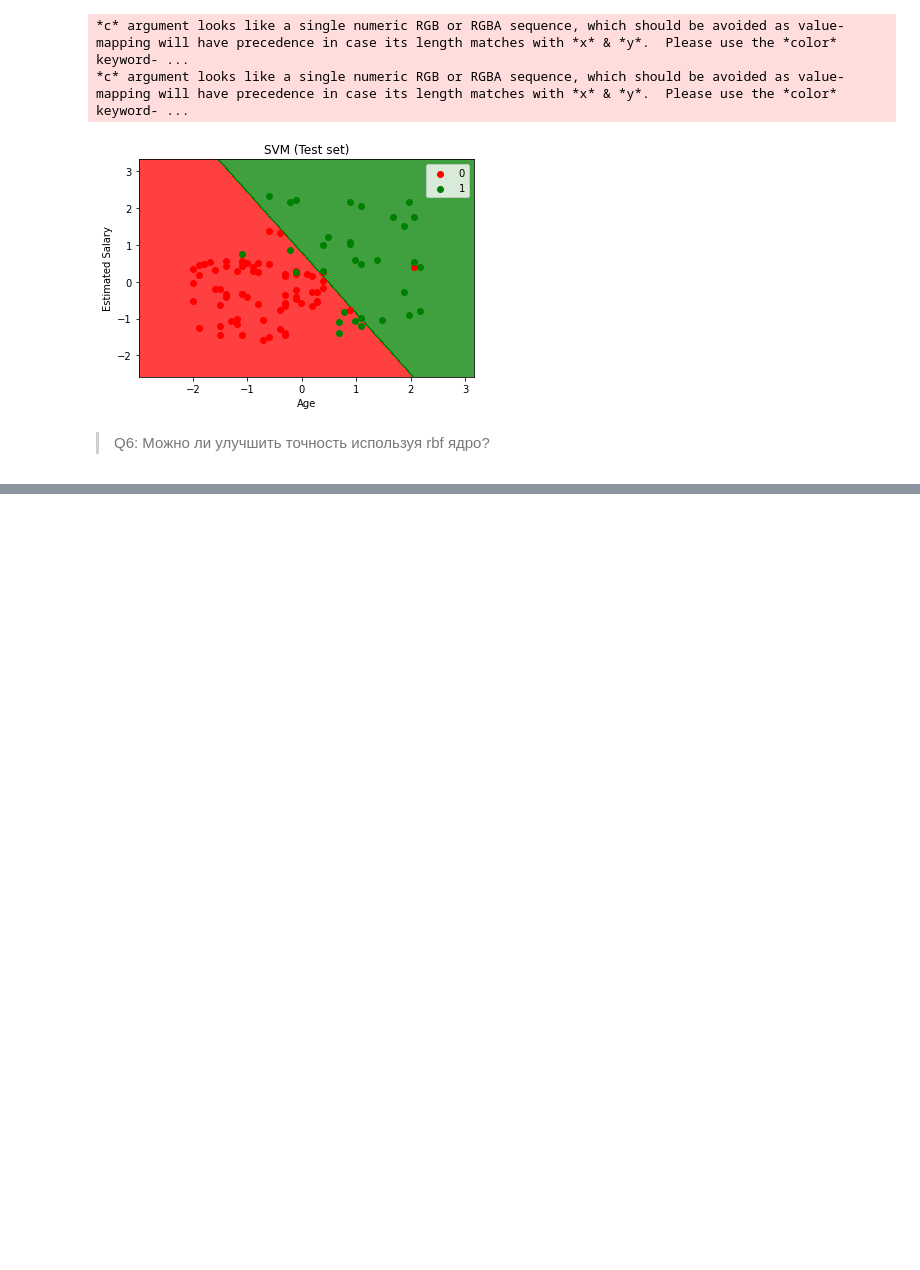
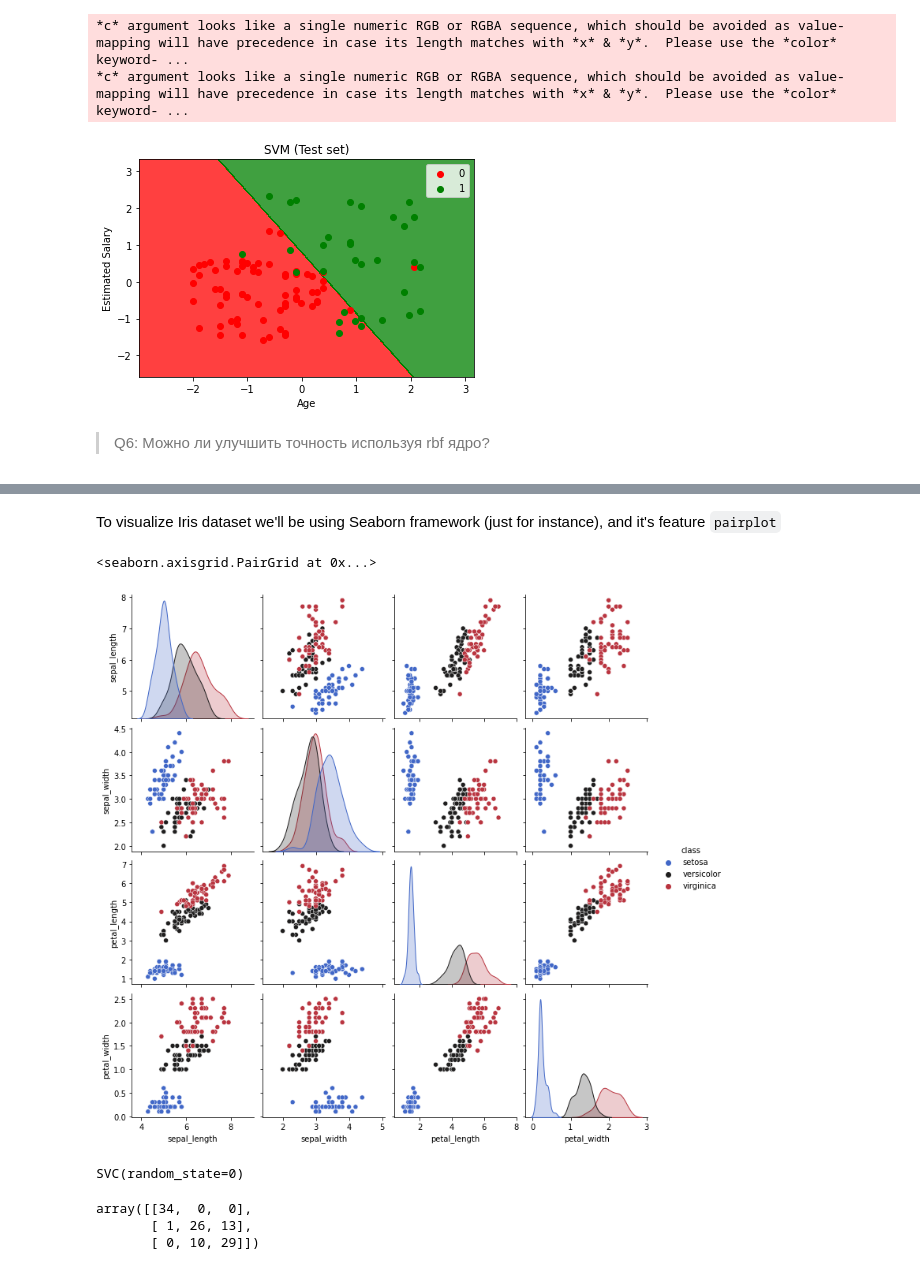
Before and after one commit to spbcoding/ml-aws-course, a Jupyter notebook: lab04-logistic-regression-svm.ipynb, the cells around one changed output, grey strips where cells are left out. Saved outputs shown, nothing was run; the diff lists cells and outputs as text; code cells hidden in the pictures; blank space fills up the shorter version.

````diff
--- a/lab04-logistic-regression-svm.ipynb
+++ b/lab04-logistic-regression-svm.ipynb
@@ -234,0 +260,2 @@ plt.show()
+# %%
+iris = datasets.load_iris()
@@ -234,0 +326,7 @@ plt.show()
+# %%
+# create a pandas dataframe based on the iris' data,
+# note: we're adding target column separately, cause it is not in the data object
+
+df = pd.DataFrame(iris.data, columns = ['sepal_length', 'sepal_width', 'petal_length', 'petal_width'])
+#df['target'] = iris.target
+df['class'] = iris.target_names[iris.target]
@@ -234,0 +342,11 @@ plt.show()
+# %% [markdown]
+To visualize Iris dataset we'll be using Seaborn framework (just for instance), and it's feature ```pairplot```
+# %%
+sns.pairplot(data = df, hue = 'class', palette = 'icefire')
+#sns.pairplot(data = df, hue = 'class', diag_kind = 'hist')
+#sns.pairplot(data = df, hue = 'class', kind = 'kde')
+
+# for the full list see https://seaborn.pydata.org/generated/seaborn.pairplot.html
+# %% [output]
+<seaborn.axisgrid.PairGrid at 0x...>
+[figure, added]
@@ -234,0 +360,4 @@ plt.show()
+# %%
+model.fit(x_train, y_train)
+# %% [output]
+SVC(random_state=0)
@@ -234,0 +366,6 @@ plt.show()
+# %%
+confusion_matrix(y_test, y_pred)
+# %% [output]
+array([[34,  0,  0],
+       [ 1, 26, 13],
+       [ 0, 10, 29]])
````
Also changed, not shown: parts of 39 cells of this notebook.
